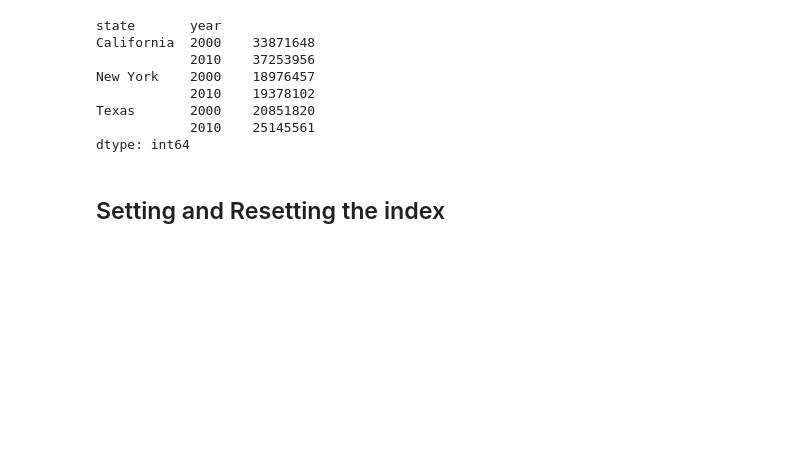
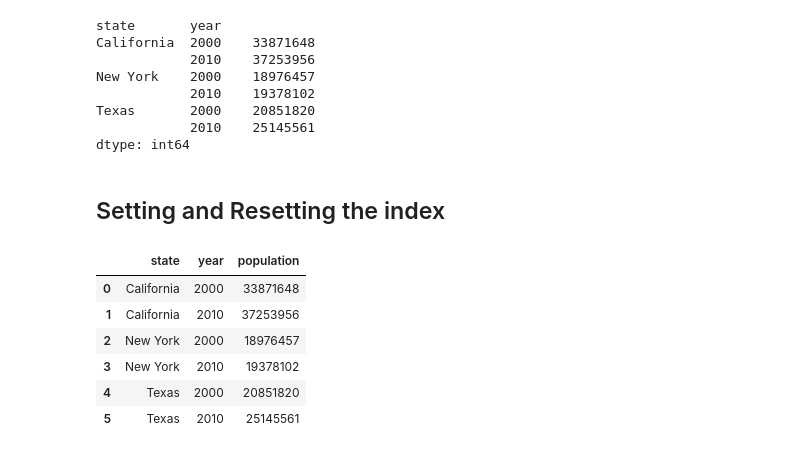
Before and after one commit to sanidhyamangal/Pandas_essentials, a Jupyter notebook: Pandas_hierarchical_indexing.ipynb, the cells around one changed output. Drawn from its saved outputs; the diff is of its cells as text; code cells hidden in the pictures; blank space fills up the shorter version.

Commit message:
Setting and Resetting the Index

```diff
--- a/Pandas_hierarchical_indexing.ipynb
+++ b/Pandas_hierarchical_indexing.ipynb
@@ -368,3 +368,15 @@ Texas       2000    20851820
 dtype: int64
 # %% [markdown]
 ## Setting and Resetting the index
+# %%
+#resetting the index
+pop_flat = pop.reset_index(name='population')
+pop_flat
+# %% [output]
+|  | state | year | population |
+| 0 | California | 2000 | 33871648 |
+| 1 | California | 2010 | 37253956 |
+| 2 | New York | 2000 | 18976457 |
+| 3 | New York | 2010 | 19378102 |
+| 4 | Texas | 2000 | 20851820 |
+| 5 | Texas | 2010 | 25145561 |
```
Also changed, not shown: parts of 1 cell of this notebook.
